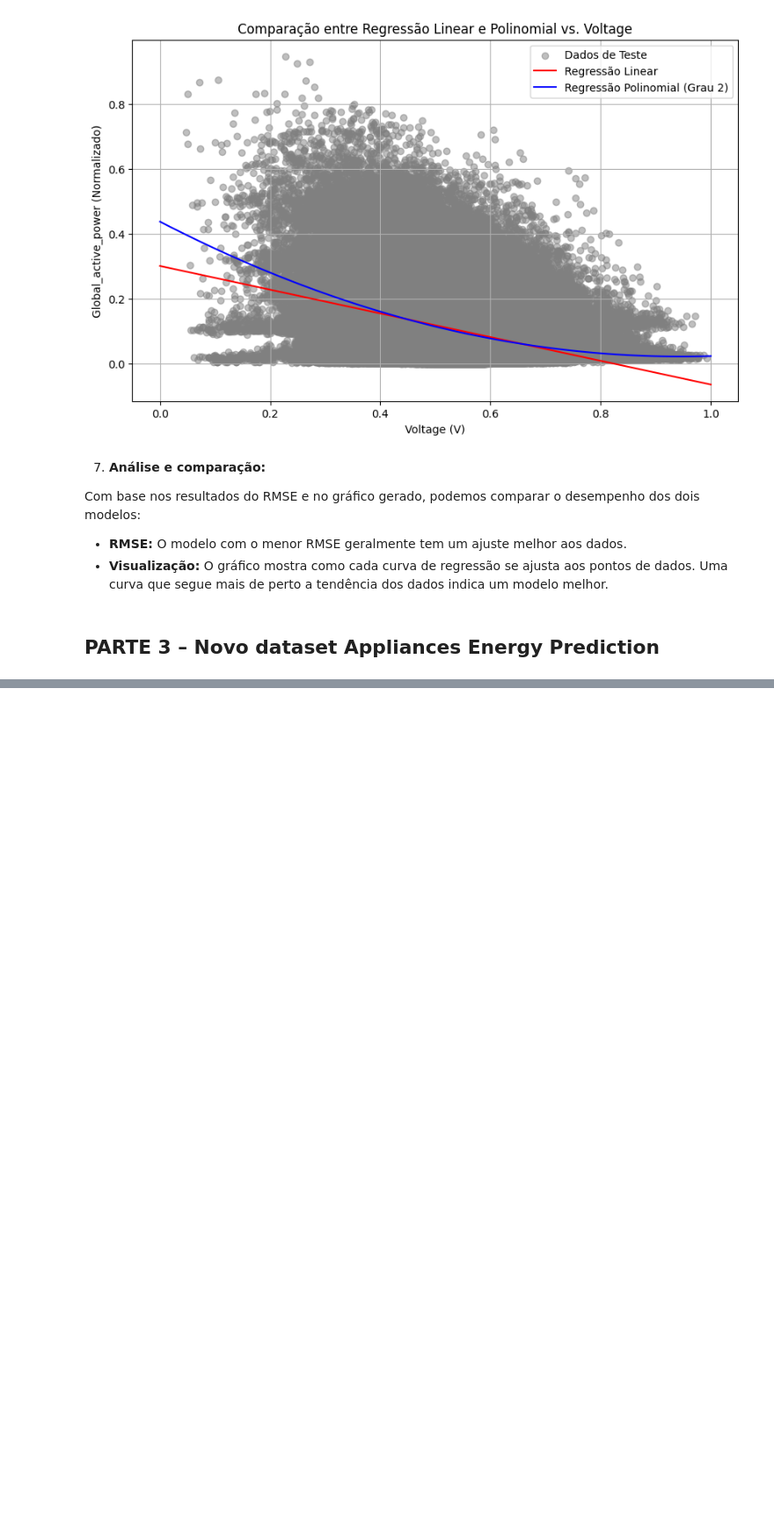
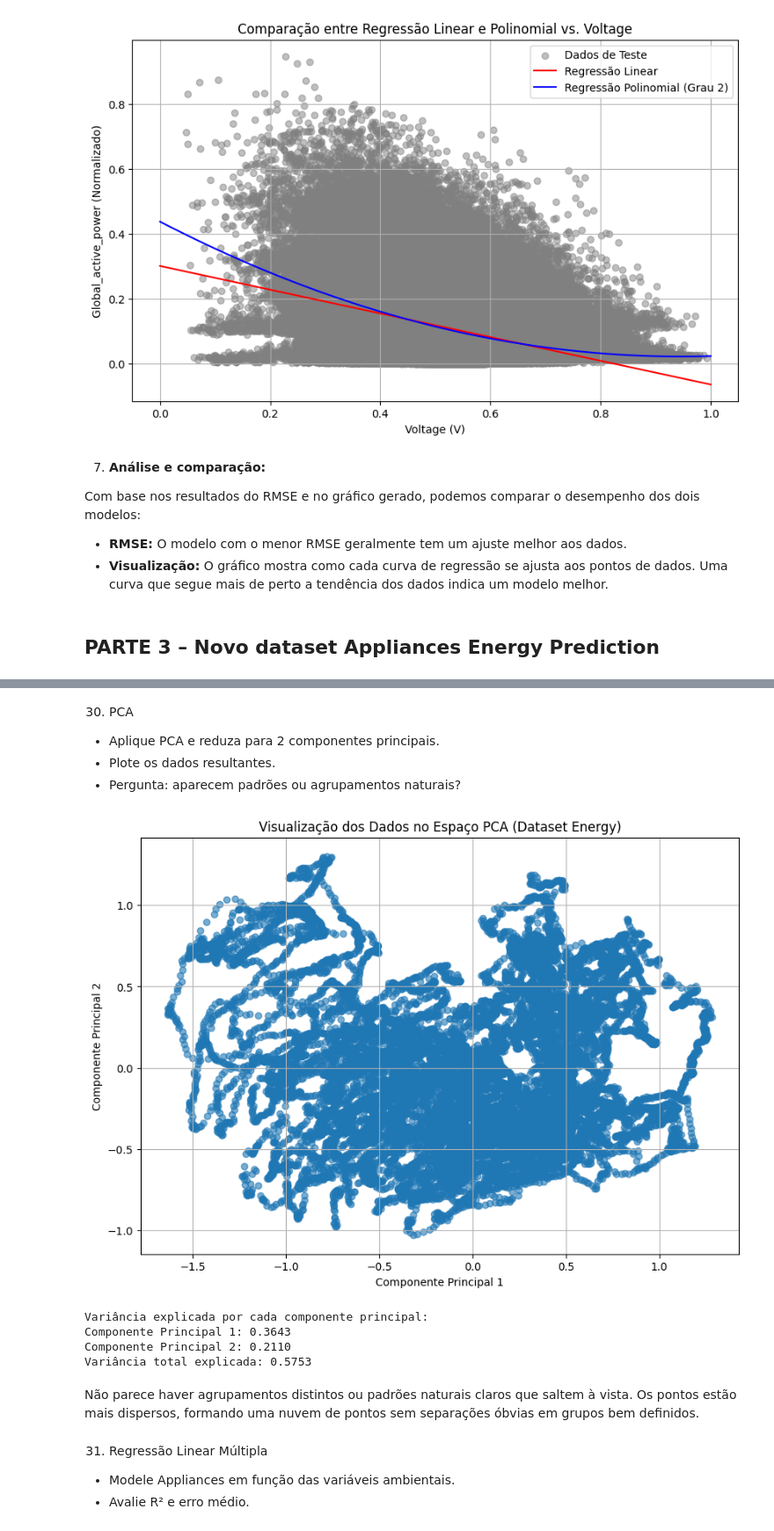
Before and after one commit to felipesora/CP1-Analise-Dados-Consumidores-Energia, a Jupyter notebook: CP1_Analise_Dados_Consumidores_Energia.ipynb, the cells around one changed output, grey strips where cells are left out. Shown at 88% size. Saved outputs shown, nothing was run; the diff lists cells and outputs as text; code cells hidden in the pictures; blank space fills up the shorter version.

```diff
--- a/CP1_Analise_Dados_Consumidores_Energia.ipynb
+++ b/CP1_Analise_Dados_Consumidores_Energia.ipynb
@@ -657,0 +776,13 @@ Com base nos resultados do RMSE e no gráfico gerado, podemos comparar o desempe
+# %%
+from sklearn.preprocessing import MinMaxScaler
+
+# Selecionar as colunas numéricas para normalizar
+numerical_cols = df_energy.select_dtypes(include=['float64', 'int64']).columns.tolist()
+
+# Inicializar o MinMaxScaler
+scaler = MinMaxScaler()
+
+# Aplicar Min-Max scaling às colunas selecionadas
+df_energy[numerical_cols] = scaler.fit_transform(df_energy[numerical_cols])
+
+display(df_energy.head())
@@ -657,0 +798,51 @@ Com base nos resultados do RMSE e no gráfico gerado, podemos comparar o desempe
+# %% [markdown]
+30. PCA
+- Aplique PCA e reduza para 2 componentes principais.
+- Plote os dados resultantes.
+- Pergunta: aparecem padrões ou agrupamentos naturais?
+# %%
+from sklearn.decomposition import PCA
+import matplotlib.pyplot as plt
+
+# Selecionar as variáveis numéricas (já normalizadas) para o PCA
+# Excluímos a coluna 'Appliances' pois é a variável alvo em alguns contextos
+features_pca_energy = df_energy.select_dtypes(include=['float64', 'int64']).columns.tolist()
+if 'Appliances' in features_pca_energy:
+    features_pca_energy.remove('Appliances')
+
+df_energy_pca_data = df_energy[features_pca_energy]
+
+# Aplicar PCA para reduzir para 2 componentes principais
+pca_energy = PCA(n_components=2)
+principal_components_energy = pca_energy.fit_transform(df_energy_pca_data)
+
+# Crie um DataFrame com os componentes principais
+df_principal_components_energy = pd.DataFrame(data = principal_components_energy, columns = ['principal_component_1', 'principal_component_2'])
+
+# Plote os dados resultantes no espaço PCA
+plt.figure(figsize=(10, 7))
+plt.scatter(df_principal_components_energy['principal_component_1'], df_principal_components_energy['principal_component_2'], alpha=0.6)
+plt.title('Visualização dos Dados no Espaço PCA (Dataset Energy)')
+plt.xlabel('Componente Principal 1')
+plt.ylabel('Componente Principal 2')
+plt.grid(True)
+plt.show()
+
+# Opcional: Analisar a variância explicada
+explained_variance_ratio_energy = pca_energy.explained_variance_ratio_
+print("\nVariância explicada por cada componente principal:")
+print(f"Componente Principal 1: {explained_variance_ratio_energy[0]:.4f}")
+print(f"Componente Principal 2: {explained_variance_ratio_energy[1]:.4f}")
+print(f"Variância total explicada: {explained_variance_ratio_energy.sum():.4f}")
+# %% [output]
+[figure, added]
+Variância explicada por cada componente principal:
+Componente Principal 1: 0.3643
+Componente Principal 2: 0.2110
+Variância total explicada: 0.5753
+# %% [markdown]
+Não parece haver agrupamentos distintos ou padrões naturais claros que saltem à vista. Os pontos estão mais dispersos, formando uma nuvem de pontos sem separações óbvias em grupos bem definidos.
+# %% [markdown]
+31. Regressão Linear Múltipla
+- Modele Appliances em função das variáveis ambientais.
+- Avalie R² e erro médio.
```
Also changed, not shown: parts of 35 cells of this notebook.
